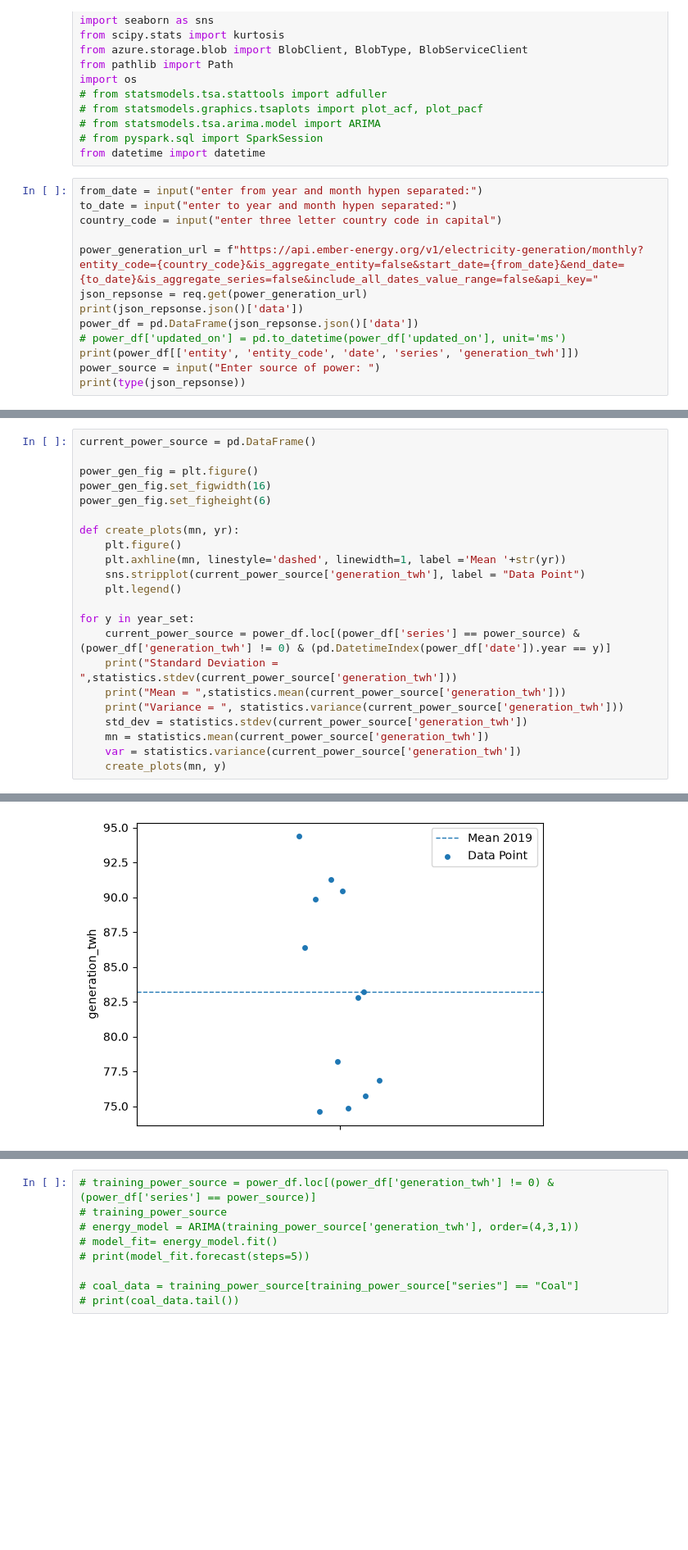
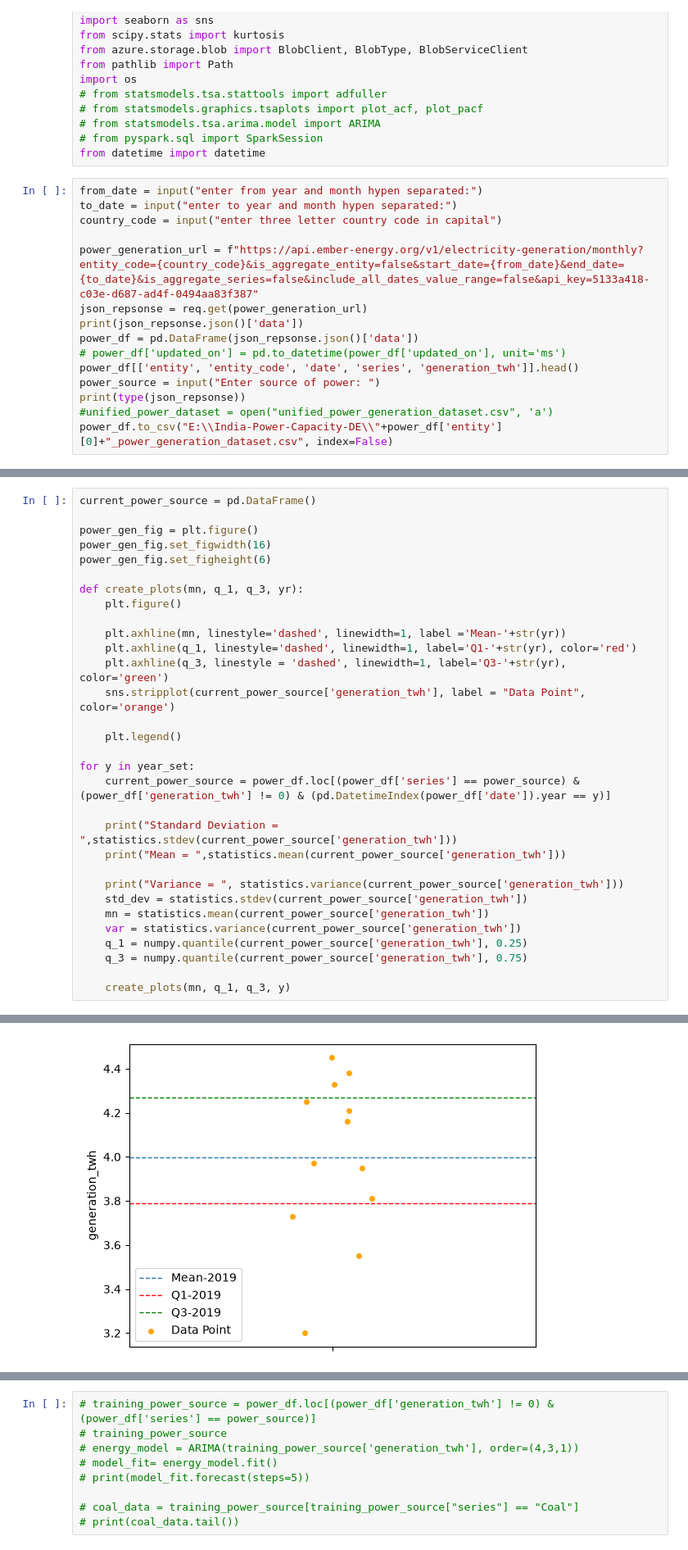
Before and after one commit to ShubhamThakur088/India-Power-Capacity, a Jupyter notebook: monthly_power_generation_analysis.ipynb, the cells around one changed output, grey strips where cells are left out. Shown at 82% size. Drawn from its saved outputs; the diff is of its cells as text; blank space fills up the shorter version.

Commit message:
Implemented quartile ranges with mean within same plots

```diff
--- a/monthly_power_generation_analysis.ipynb
+++ b/monthly_power_generation_analysis.ipynb
@@ -19,13 +19,15 @@ from_date = input("enter from year and month hypen separated:")
 to_date = input("enter to year and month hypen separated:")
 country_code = input("enter three letter country code in capital")
 
-power_generation_url = f"https://api.ember-energy.org/v1/electricity-generation/monthly?entity_code={country_code}&is_aggregate_entity=false&start_date={from_date}&end_date={to_date}&is_aggregate_series=false&include_all_dates_value_range=false&api_key="
+power_generation_url = f"https://api.ember-energy.org/v1/electricity-generation/monthly?entity_code={country_code}&is_aggregate_entity=false&start_date={from_date}&end_date={to_date}&is_aggregate_series=false&include_all_dates_value_range=false&api_key=5133a418-c03e-d687-ad4f-0494aa83f387"
 json_repsonse = req.get(power_generation_url)
 print(json_repsonse.json()['data'])
 power_df = pd.DataFrame(json_repsonse.json()['data'])
 # power_df['updated_on'] = pd.to_datetime(power_df['updated_on'], unit='ms')
-print(power_df[['entity', 'entity_code', 'date', 'series', 'generation_twh']])
+power_df[['entity', 'entity_code', 'date', 'series', 'generation_twh']].head()
 power_source = input("Enter source of power: ")
 print(type(json_repsonse))
+#unified_power_dataset = open("unified_power_generation_dataset.csv", 'a')
+power_df.to_csv("E:\\India-Power-Capacity-DE\\"+power_df['entity'][0]+"_power_generation_dataset.csv", index=False)
 # %% [output]
 [{'entity': 'India', 'entity_code': 'IND', 'is_aggregate_entity': False, 'date': '2019-01-01', 'series': 'Bioenergy', 'is_aggregate_series': False, 'generation_twh': 2.58, 'share_of_generation_pct': 2 ...
@@ -135,19 +115,28 @@ power_gen_fig = plt.figure()
 power_gen_fig.set_figwidth(16)
 power_gen_fig.set_figheight(6)
 
-def create_plots(mn, yr):
+def create_plots(mn, q_1, q_3, yr):
     plt.figure()
-    plt.axhline(mn, linestyle='dashed', linewidth=1, label ='Mean '+str(yr))
-    sns.stripplot(current_power_source['generation_twh'], label = "Data Point")
+
+    plt.axhline(mn, linestyle='dashed', linewidth=1, label ='Mean-'+str(yr))
+    plt.axhline(q_1, linestyle='dashed', linewidth=1, label='Q1-'+str(yr), color='red')
+    plt.axhline(q_3, linestyle = 'dashed', linewidth=1, label='Q3-'+str(yr), color='green')
+    sns.stripplot(current_power_source['generation_twh'], label = "Data Point", color='orange')
+
     plt.legend()
 
 for y in year_set:
     current_power_source = power_df.loc[(power_df['series'] == power_source) & (power_df['generation_twh'] != 0) & (pd.DatetimeIndex(power_df['date']).year == y)]
+
     print("Standard Deviation = ",statistics.stdev(current_power_source['generation_twh']))
     print("Mean = ",statistics.mean(current_power_source['generation_twh']))
+
     print("Variance = ", statistics.variance(current_power_source['generation_twh']))
     std_dev = statistics.stdev(current_power_source['generation_twh'])
     mn = statistics.mean(current_power_source['generation_twh'])
     var = statistics.variance(current_power_source['generation_twh'])
-    create_plots(mn, y)
+    q_1 = numpy.quantile(current_power_source['generation_twh'], 0.25)
+    q_3 = numpy.quantile(current_power_source['generation_twh'], 0.75)
+
+    create_plots(mn, q_1, q_3, y)
 # %% [output]
@@ -171,2 +158,2 @@ Variance =  60.1681424242424
 <Figure size 1600x600 with 0 Axes>
-[figure, old version]
+[figure, new version]
```
Also changed, not shown: parts of 11 cells of this notebook.
